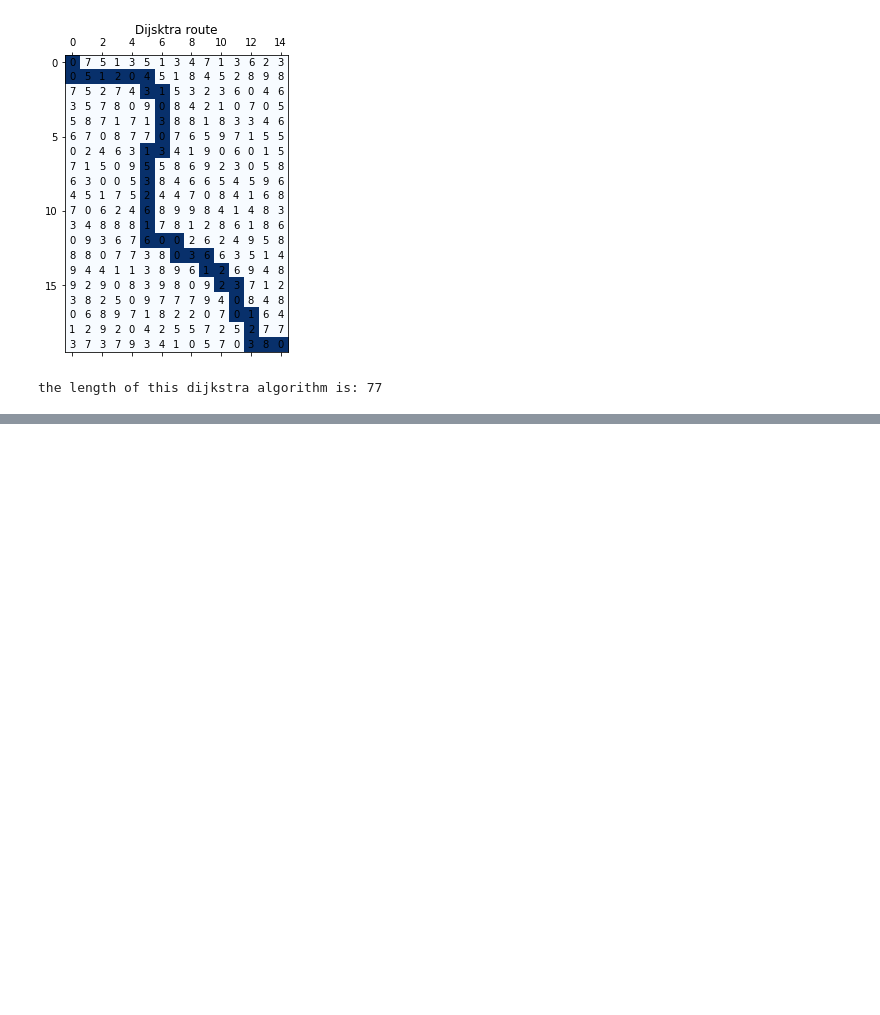
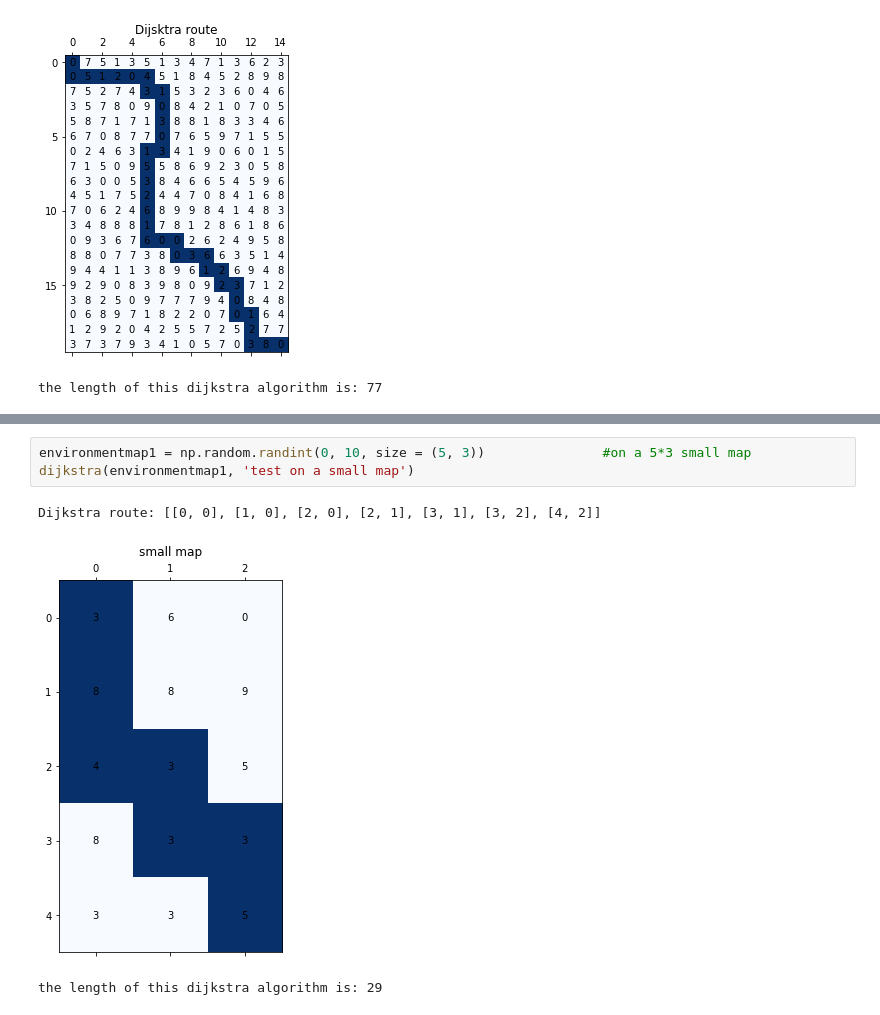
Before and after one commit to gdqb233/mathandcodingcoursework, a Jupyter notebook: task1/task1.ipynb, the cells around one changed output, grey strips where cells are left out. Drawn from its saved outputs; the diff is of its cells as text; blank space fills up the shorter version.

```diff
--- a/task1/task1.ipynb
+++ b/task1/task1.ipynb
@@ -265,0 +587,7 @@ the length of this dijkstra algorithm is: 77
+# %%
+environmentmap1 = np.random.randint(0, 10, size = (5, 3))               #on a 5*3 small map
+dijkstra(environmentmap1, 'test on a small map')
+# %% [output]
+Dijkstra route: [[0, 0], [1, 0], [2, 0], [2, 1], [3, 1], [3, 2], [4, 2]]
+[figure, added]
+the length of this dijkstra algorithm is: 29
```
Also changed, not shown: parts of 28 cells of this notebook, 2 other files.
